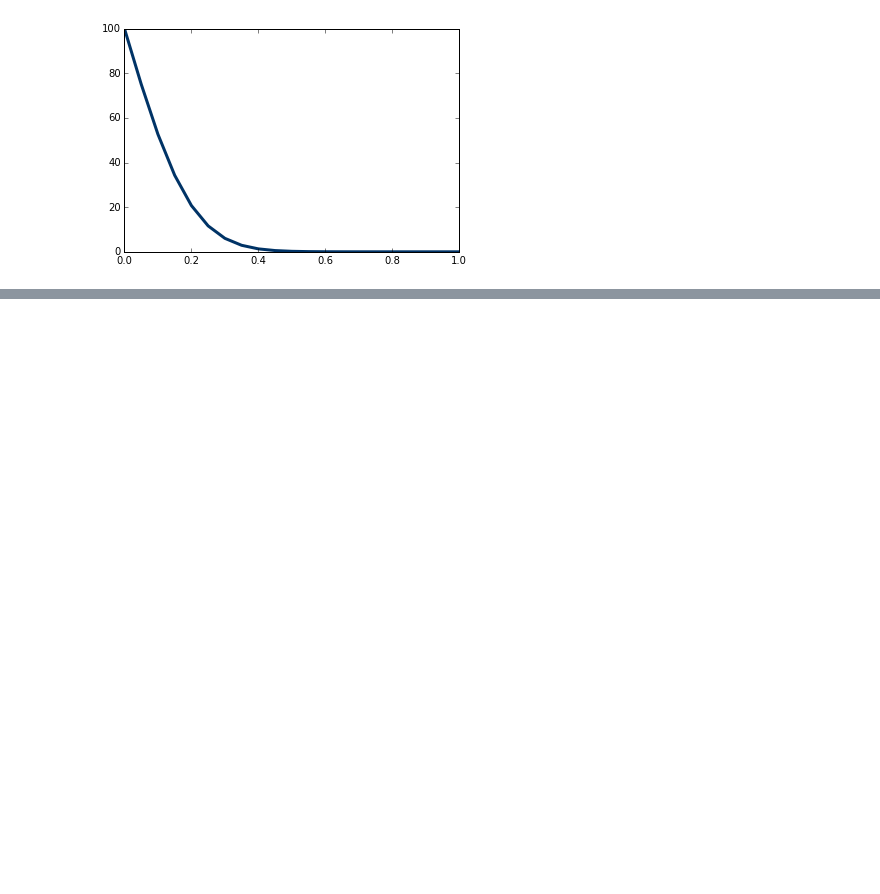
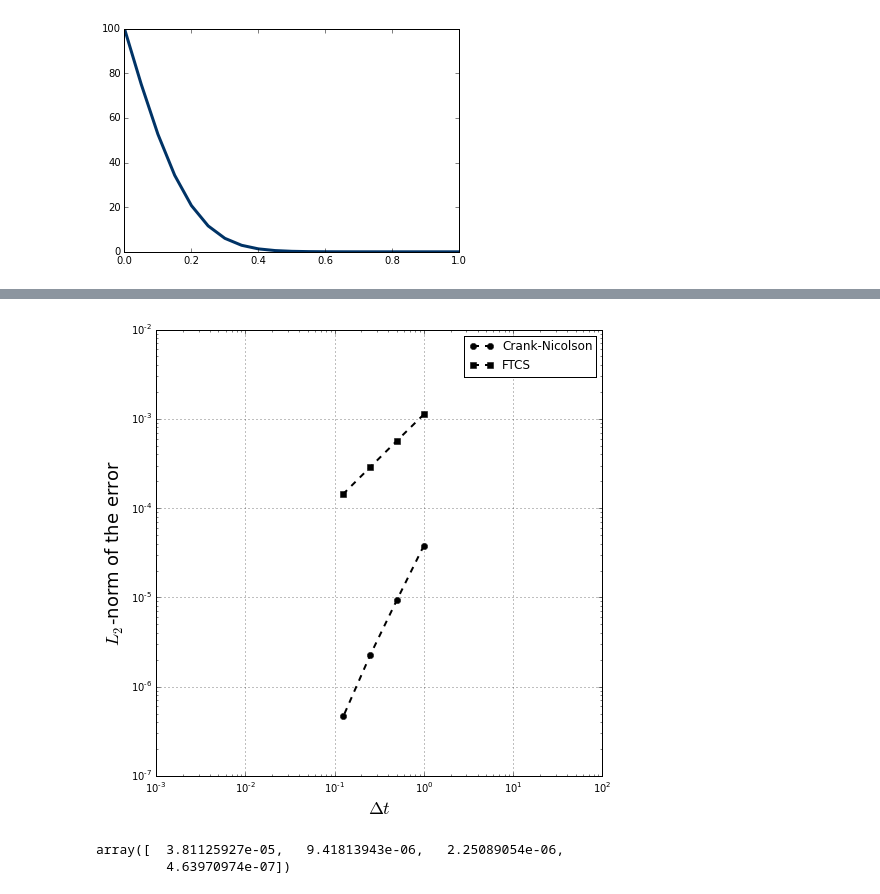
Before and after one commit to cdigangi8/working_dir, a Jupyter notebook: working/Module_4.05.ipynb, the cells around one changed output, grey strips where cells are left out. Drawn from its saved outputs; the diff is of its cells as text; code cells hidden in the pictures; blank space fills up the shorter version.

```diff
--- a/working/Module_4.05.ipynb
+++ b/working/Module_4.05.ipynb
@@ -104,0 +117,3 @@ pyplot.plot(x,T, color='#003366', ls='-', lw =3);
+# %%
+T_exact = T_analytical (x,dt*nt,100,alpha,L)
+pyplot.plot(x,T,color='#003366', ls='-', lw =3);
@@ -104,0 +148,7 @@ pyplot.plot(x,T, color='#003366', ls='-', lw =3);
+# %%
+def generateRHS_btcs(T,simga):
+    b = numpy.zeros_like(T)
+    b = T[1:-1]*1./sigma
+    b[0] += T[0]
+
+    return b
@@ -104,0 +166,42 @@ pyplot.plot(x,T, color='#003366', ls='-', lw =3);
+# %%
+nx = 1001
+dx = L/(nx-1)
+
+dt_values = numpy.asarray([1.0, 0.5, 0.25, 0.125])
+error = numpy.zeros(len(dt_values))
+error_ftcs = numpy.zeros(len(dt_values))
+
+t_final = 10
+t_initial = 1
+
+x = numpy.linspace(0,L,nx)
+
+Ti = T_analytical(x,t_initial, 100,alpha,L)
+T_exact = T_analytical(x,t_final,100,alpha,L)
+
+for i,dt in enumerate(dt_values):
+    sigma = alpha*dt/dx**2
+
+    nt = int((t_final-t_initial)/dt)
+    A = generateMatrix(nx,sigma)
+    A_btcs = generateMatrix_btcs(nx,sigma)
+    T = CrankNicolson(Ti.copy(), A,nt,sigma)
+    error[i] = L2_error(T,T_exact)
+    T = implicit_btcs(Ti.copy(), A_btcs, nt,sigma)
+    error_ftcs[i] = L2_error(T,T_exact)
+# %%
+pyplot.figure(figsize=(8,8))
+pyplot.grid(True)
+pyplot.xlabel(r'$\Delta t$', fontsize=18)
+pyplot.ylabel(r'$L_2$-norm of the error', fontsize=18)
+pyplot.axis('equal')
+pyplot.loglog(dt_values, error, color='k', ls='--', lw=2, marker='o')
+pyplot.loglog(dt_values, error_ftcs, color='k', ls='--', lw=2, marker='s')
+pyplot.legend(['Crank-Nicolson', 'FTCS']);
+# %% [output]
+[figure, added]
+# %%
+error
+# %% [output]
+array([  3.81125927e-05,   9.41813943e-06,   2.25089054e-06,
+         4.63970974e-07])
```
Also changed, not shown: parts of 11 cells of this notebook.
